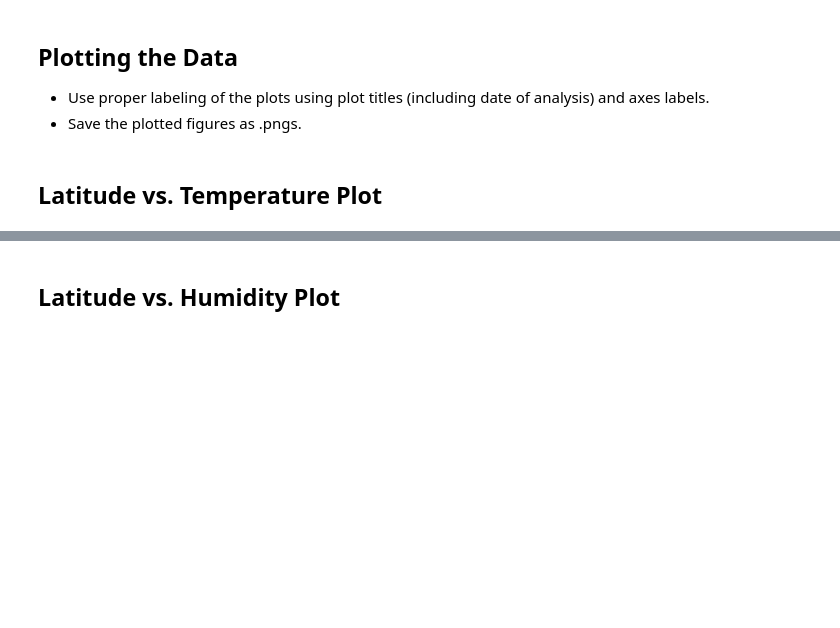
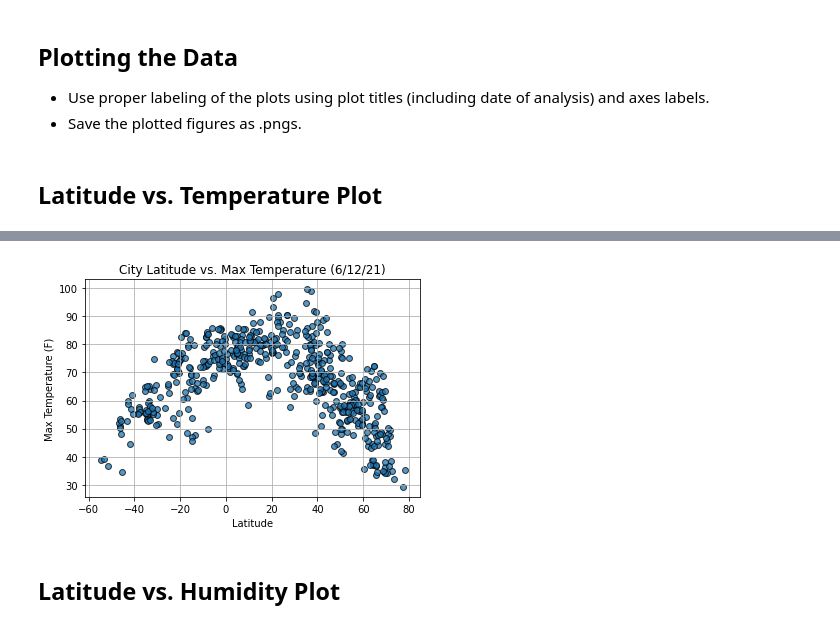
Before and after one commit to ashleighdevito/python-api-challenge, a Jupyter notebook: ClimatePy/WeatherPy_working.ipynb, the cells around one changed output, grey strips where cells are left out. Drawn from its saved outputs; the diff is of its cells as text; code cells hidden in the pictures; blank space fills up the shorter version.

Commit message:
initial plot

```diff
--- a/ClimatePy/WeatherPy_working.ipynb
+++ b/ClimatePy/WeatherPy_working.ipynb
@@ -206,3 +203,14 @@ cities_weather_clean.describe()
+# %%
+#generate plot with average tumor volume and weight
+ax = cities_weather_clean.plot(x = 'Latitude', y = 'Max Temperature', kind = 'scatter', title = 'City Latitude vs. Max Temperature (6/12/21)', grid = True, s = 35, alpha = .75, edgecolor = 'k')
+
+#format and label y axis
+ax.set_ylabel('Max Temperature (F)')
+
+#print plot and clear variables
+plt.show()
+# %% [output]
+[figure, added]
 # %% [markdown]
 ## Latitude vs. Humidity Plot
 # %%
```
Also changed, not shown: parts of 1 cell of this notebook.
